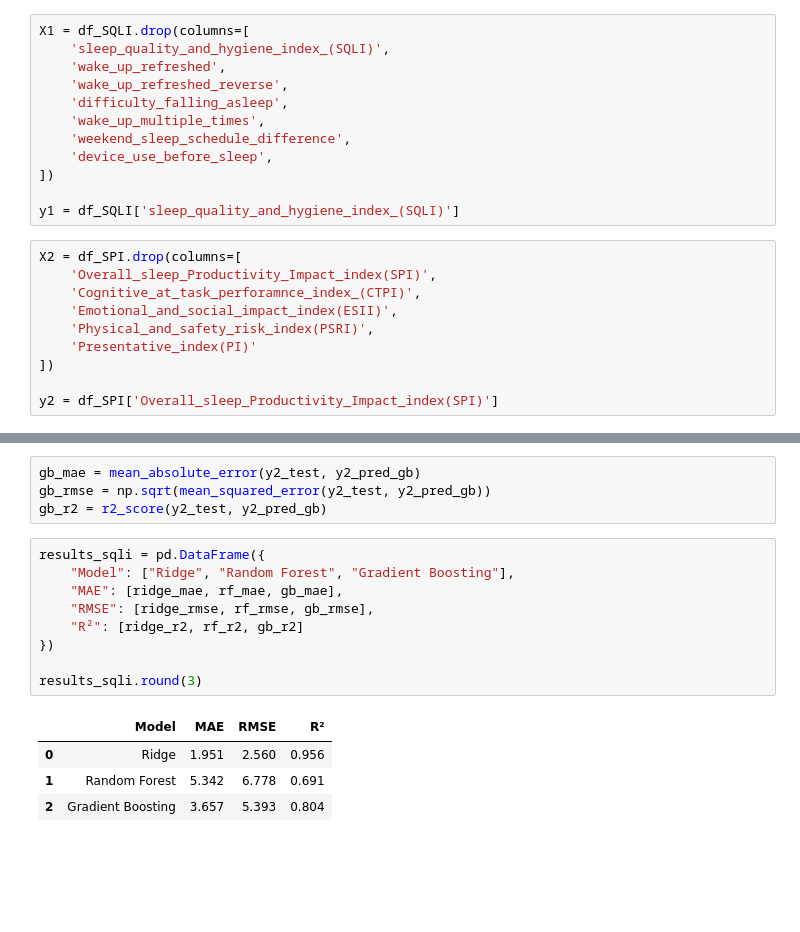
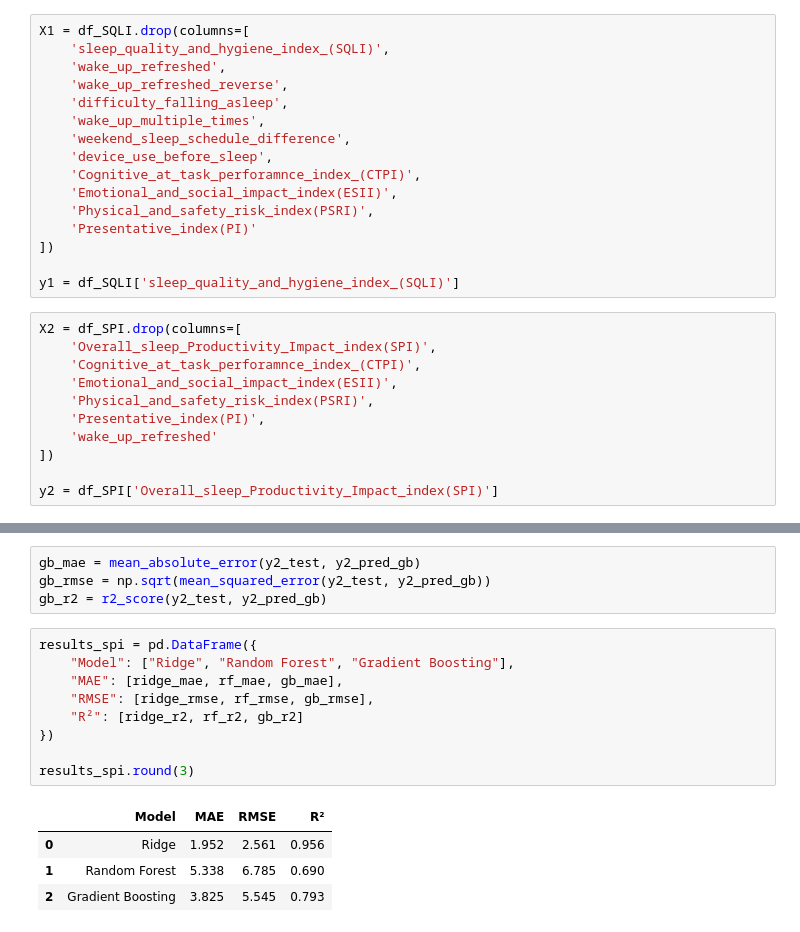
Before and after one commit to Mina-Makram-001/2B_Data_Science_Portfolio, a Jupyter notebook: Task_3_(Train_3_Classification_ML_Models)/6_ML.ipynb, the cells around one changed output, grey strips where cells are left out. Saved outputs shown, nothing was run; the diff lists cells and outputs as text; blank space fills up the shorter version.

```diff
--- a/Task_3_(Train_3_Classification_ML_Models)/6_ML.ipynb
+++ b/Task_3_(Train_3_Classification_ML_Models)/6_ML.ipynb
@@ -445,6 +445,10 @@ X1 = df_SQLI.drop(columns=[
     'wake_up_multiple_times',
     'weekend_sleep_schedule_difference',
     'device_use_before_sleep',
+    'Cognitive_at_task_perforamnce_index_(CTPI)',
+    'Emotional_and_social_impact_index(ESII)',
+    'Physical_and_safety_risk_index(PSRI)',
+    'Presentative_index(PI)'
 ])
 
 y1 = df_SQLI['sleep_quality_and_hygiene_index_(SQLI)']
@@ -454,7 +458,8 @@ X2 = df_SPI.drop(columns=[
     'Cognitive_at_task_perforamnce_index_(CTPI)',
     'Emotional_and_social_impact_index(ESII)',
     'Physical_and_safety_risk_index(PSRI)',
-    'Presentative_index(PI)'
+    'Presentative_index(PI)',
+    'wake_up_refreshed'
 ])
 
 y2 = df_SPI['Overall_sleep_Productivity_Impact_index(SPI)']
@@ -584,17 +589,17 @@ gb_mae = mean_absolute_error(y2_test, y2_pred_gb)
 gb_rmse = np.sqrt(mean_squared_error(y2_test, y2_pred_gb))
 gb_r2 = r2_score(y2_test, y2_pred_gb)
 # %%
-results_sqli = pd.DataFrame({
+results_spi = pd.DataFrame({
     "Model": ["Ridge", "Random Forest", "Gradient Boosting"],
     "MAE": [ridge_mae, rf_mae, gb_mae],
     "RMSE": [ridge_rmse, rf_rmse, gb_rmse],
     "R²": [ridge_r2, rf_r2, gb_r2]
 })
 
-results_sqli.round(3)
+results_spi.round(3)
 # %% [output]
 |  | Model | MAE | RMSE | R² |
-| 0 | Ridge | 1.951 | 2.560 | 0.956 |
-| 1 | Random Forest | 5.342 | 6.778 | 0.691 |
-| 2 | Gradient Boosting | 3.657 | 5.393 | 0.804 |
+| 0 | Ridge | 1.952 | 2.561 | 0.956 |
+| 1 | Random Forest | 5.338 | 6.785 | 0.690 |
+| 2 | Gradient Boosting | 3.825 | 5.545 | 0.793 |
 # %%
```
Also changed, not shown: parts of 13 cells of this notebook.
